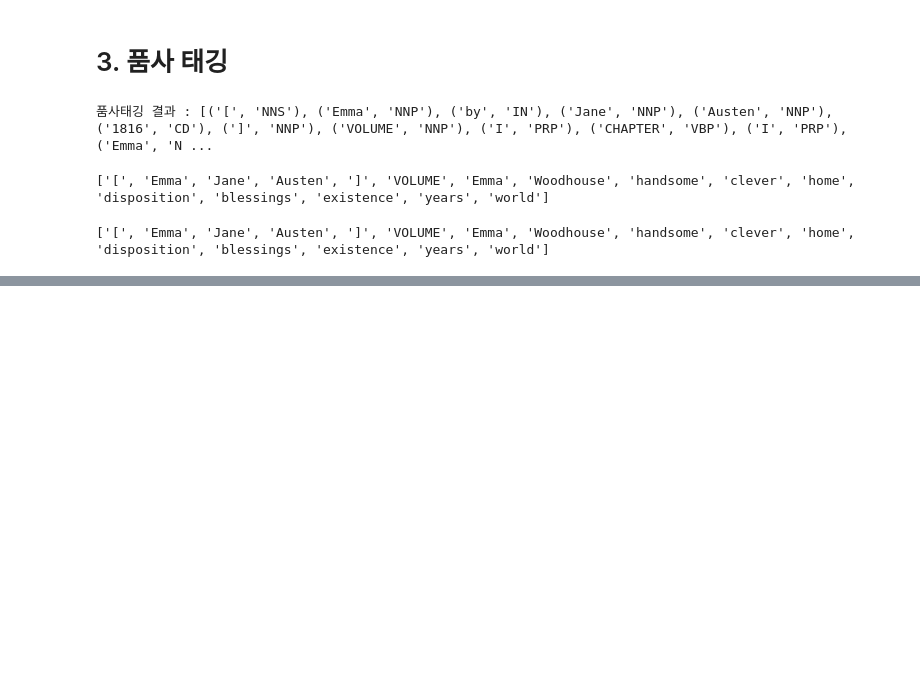
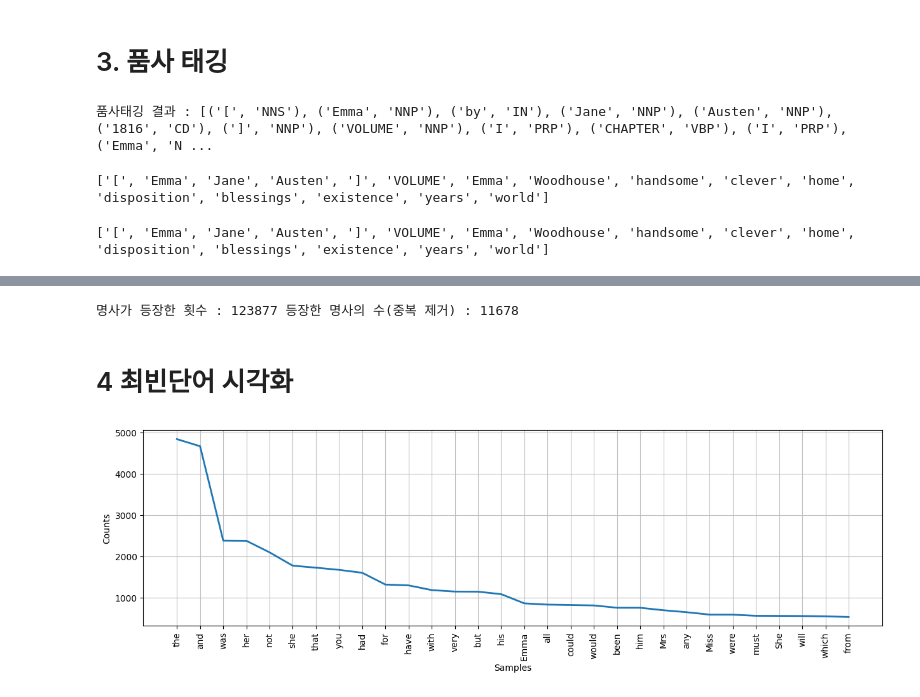
Before and after one commit to hora4444/ai, a Jupyter notebook: source/07_자연어처리/ch1_NLTK자연어처리.ipynb, the cells around one changed output, grey strips where cells are left out. Cells and saved outputs as stored; diff of their text form; code cells hidden in the pictures; blank space fills up the shorter version.

```diff
--- a/source/07_자연어처리/ch1_NLTK자연어처리.ipynb
+++ b/source/07_자연어처리/ch1_NLTK자연어처리.ipynb
@@ -169,0 +183,6 @@ q1[0]
+# %%
+emma = nltk.corpus.gutenberg.raw('austen-emma.txt')
+tokenizer = RegexpTokenizer('\w{3,}')
+emma_words = tokenizer.tokenize(emma)
+emma_tags  = pos_tag(emma_words)
+emma_tags[:10]
@@ -169,0 +266,22 @@ q1[0]
+# %%
+tags = ['NN', 'NNS', 'NNP', 'NNPS']
+q3_1=[]
+# for token, tag in emma_tags:
+#     if tag in tags:
+#         q3_1.append(token)
+q3_1 = [token for token in emma_tags if tag in tags]
+print(f'명사가 등장한 횟수 : {len(q3_1)} 등장한 명사의 수(중복 제거) : {len(set(q3_1))}')
+# %% [output]
+명사가 등장한 횟수 : 123877 등장한 명사의 수(중복 제거) : 11678
+# %% [markdown]
+# 4 최빈단어 시각화
+# %%
+import matplotlib.pyplot as plt
+# Text : 단어리스트와 관련된 빈도 분석이나 단어 검색을 쉽게 할 수 있는 도구
+from nltk import Text
+plt.figure(figsize=(15,4))
+emma_text = Text(emma_words)
+emma_text.plot(30)
+plt.show()
+# %% [output]
+[figure, added]
```
Also changed, not shown: parts of 18 cells of this notebook, 2 other files.
